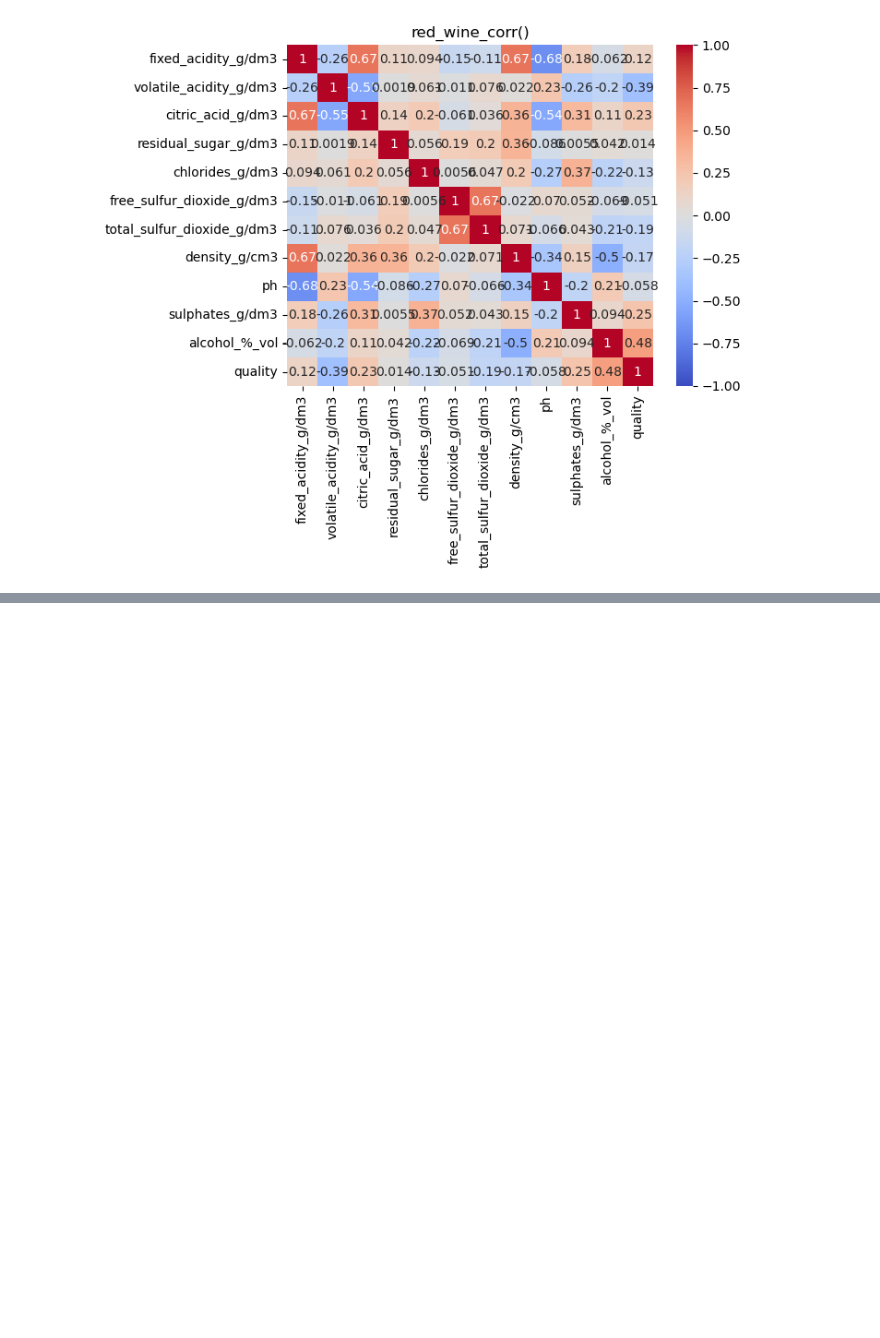
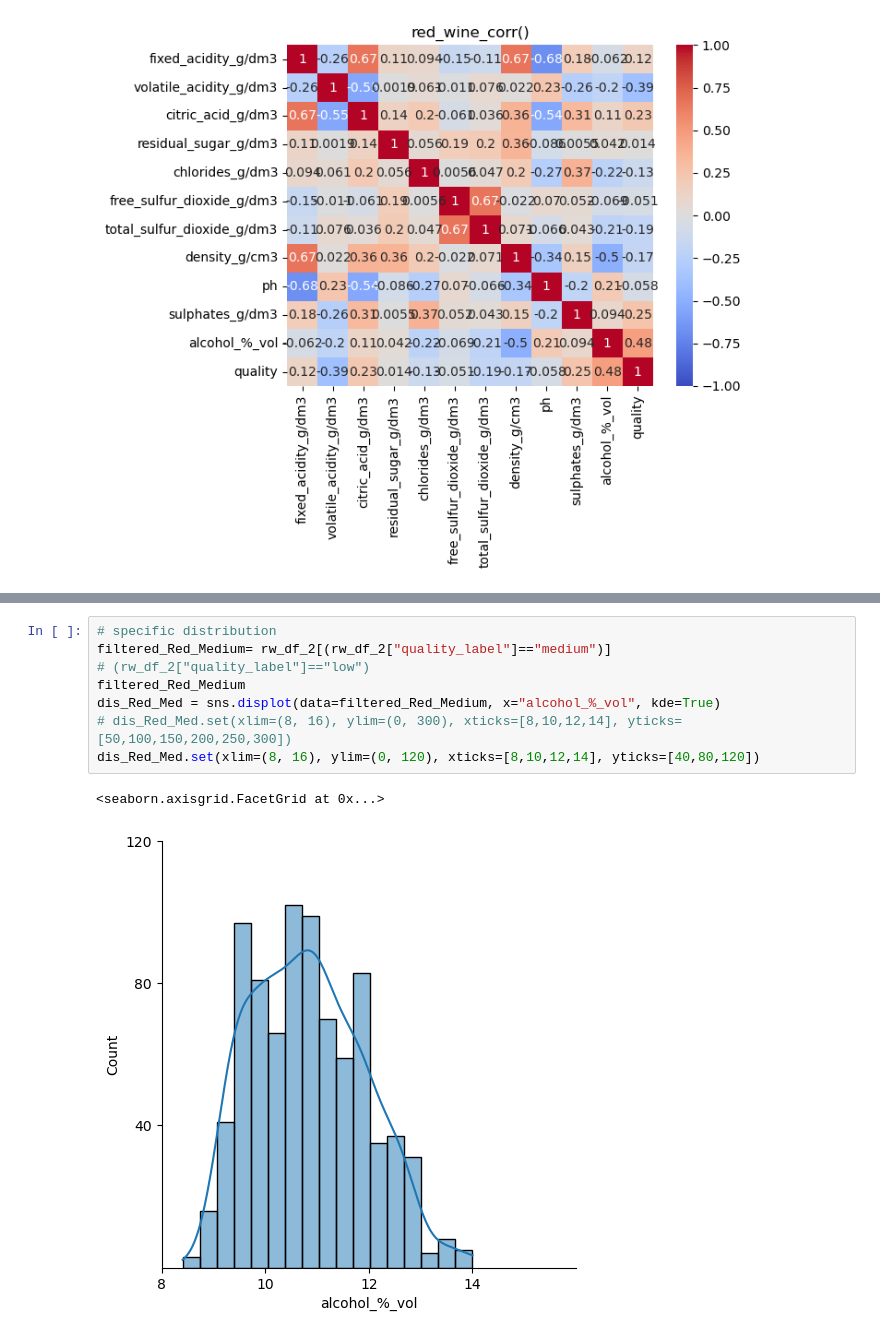
Before and after one commit to TimGarnault/project_2, a Jupyter notebook: sprint_1.ipynb, the cells around one changed output, grey strips where cells are left out. Saved outputs shown, nothing was run; the diff lists cells and outputs as text; blank space fills up the shorter version.

```diff
--- a/sprint_1.ipynb
+++ b/sprint_1.ipynb
@@ -394,0 +423,11 @@ sns.pairplot(rw_df_2)
+# %%
+# specific distribution
+filtered_Red_Medium= rw_df_2[(rw_df_2["quality_label"]=="medium")]
+# (rw_df_2["quality_label"]=="low")
+filtered_Red_Medium
+dis_Red_Med = sns.displot(data=filtered_Red_Medium, x="alcohol_%_vol", kde=True)
+# dis_Red_Med.set(xlim=(8, 16), ylim=(0, 300), xticks=[8,10,12,14], yticks=[50,100,150,200,250,300])
+dis_Red_Med.set(xlim=(8, 16), ylim=(0, 120), xticks=[8,10,12,14], yticks=[40,80,120])
+# %% [output]
+<seaborn.axisgrid.FacetGrid at 0x...>
+[figure, added]
```
Also changed, not shown: parts of 21 cells of this notebook, 1 other file.
